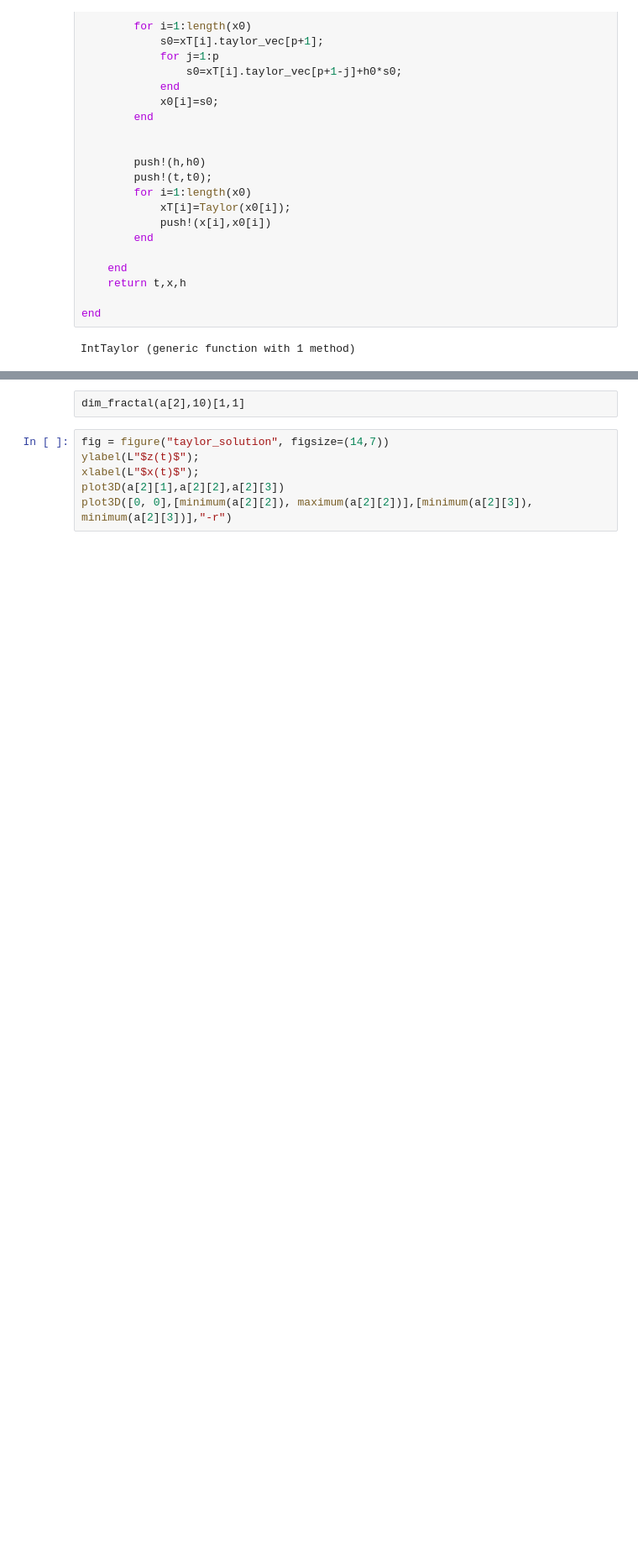
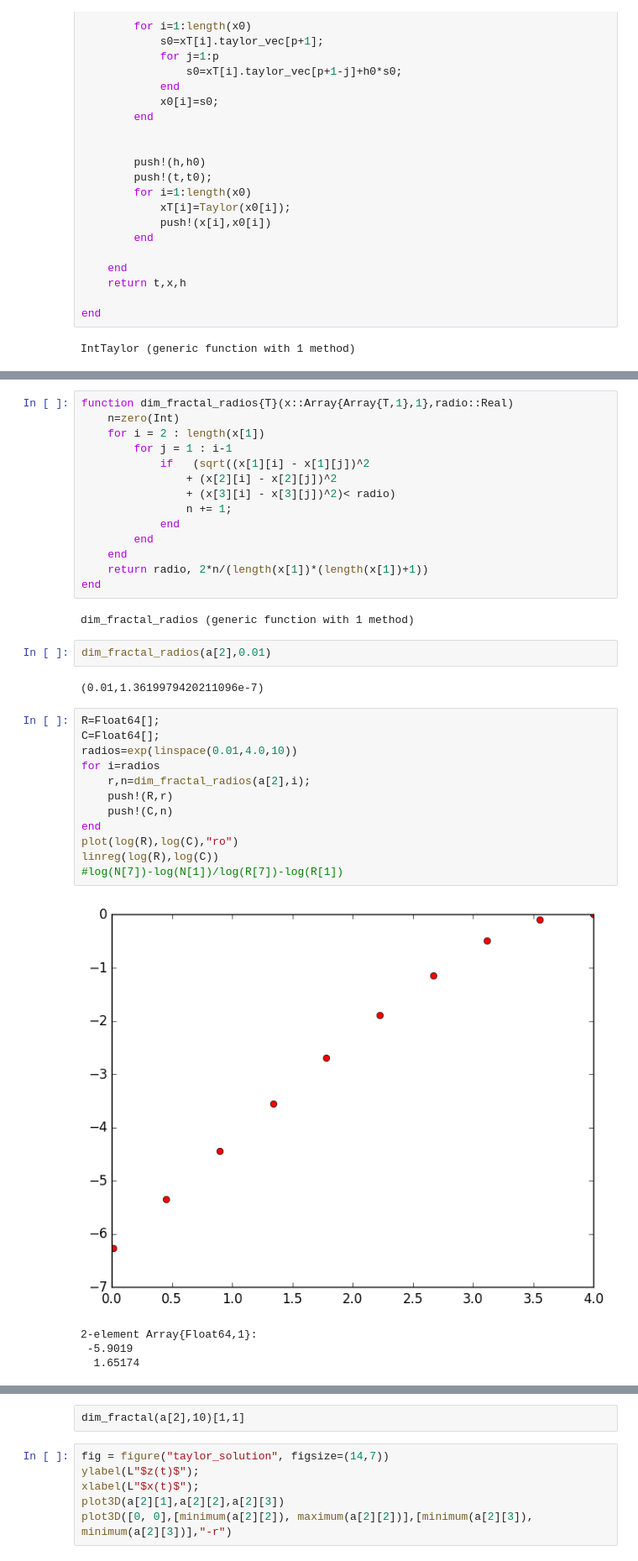
Before and after one commit to LuisArmandoPerez/Proyecto_Lorenz, a Jupyter notebook: Dimension fractal.ipynb, the cells around one changed output, grey strips where cells are left out. Shown at 84% size. Drawn from its saved outputs; the diff is of its cells as text; blank space fills up the shorter version.

```diff
--- a/Dimension fractal.ipynb
+++ b/Dimension fractal.ipynb
@@ -152,0 +206,37 @@ loglog(1:tamano_caja,salida)
+# %%
+function dim_fractal_radios{T}(x::Array{Array{T,1},1},radio::Real)
+    n=zero(Int)
+    for i = 2 : length(x[1])
+        for j = 1 : i-1
+            if   (sqrt((x[1][i] - x[1][j])^2
+                + (x[2][i] - x[2][j])^2
+                + (x[3][i] - x[3][j])^2)< radio)
+                n += 1;
+            end
+        end
+    end
+    return radio, 2*n/(length(x[1])*(length(x[1])+1))
+end
+# %% [output]
+dim_fractal_radios (generic function with 1 method)
+# %%
+dim_fractal_radios(a[2],0.01)
+# %% [output]
+(0.01,1.3619979420211096e-7)
+# %%
+R=Float64[];
+C=Float64[];
+radios=exp(linspace(0.01,4.0,10))
+for i=radios
+    r,n=dim_fractal_radios(a[2],i);
+    push!(R,r)
+    push!(C,n)
+end
+plot(log(R),log(C),"ro")
+linreg(log(R),log(C))
+#log(N[7])-log(N[1])/log(R[7])-log(R[1])
+# %% [output]
+[figure, added]
+2-element Array{Float64,1}:
+ -5.9019
+  1.65174
```
Also changed, not shown: parts of 11 cells of this notebook.
